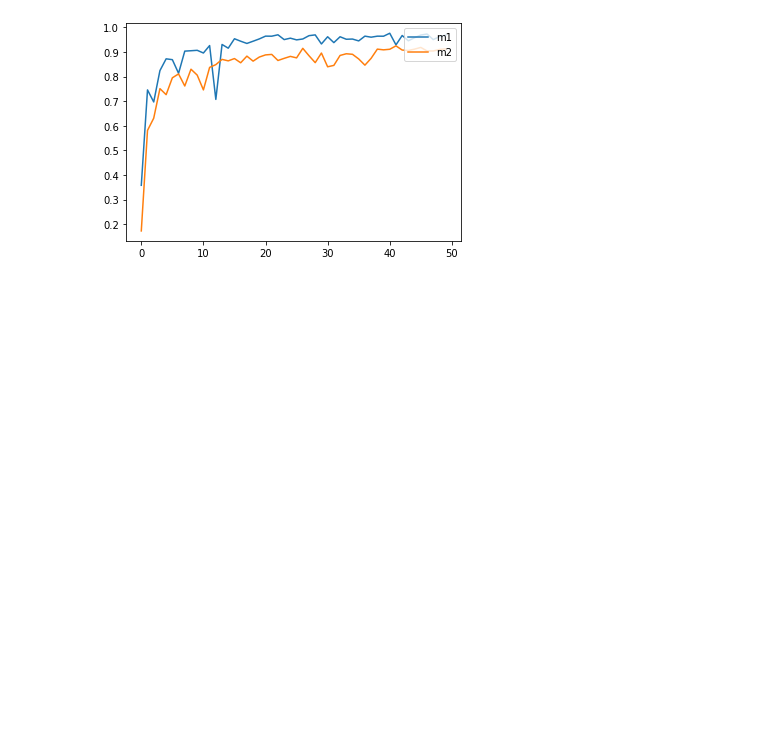
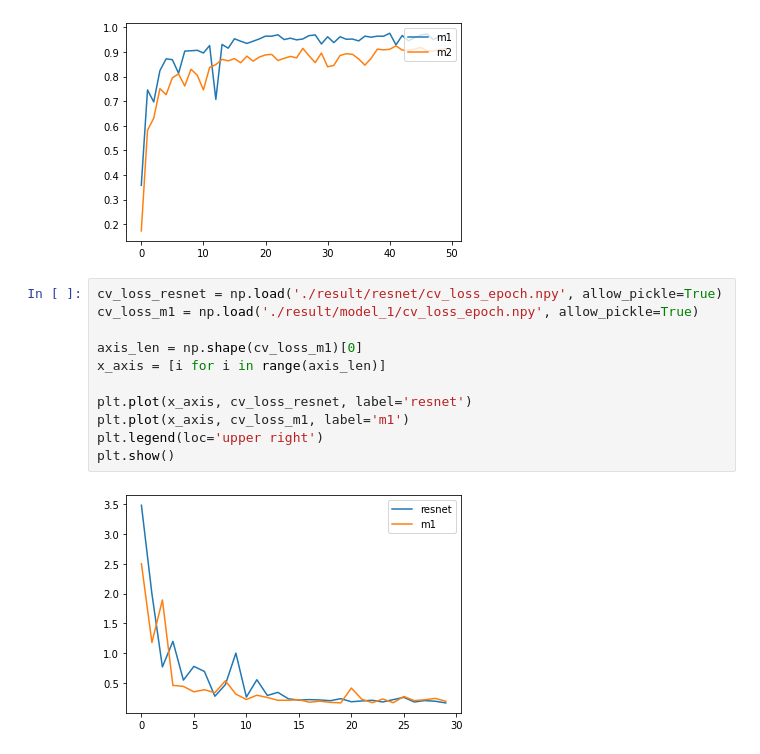
Before and after one commit to Dorika0203/proj_2022AI, a Jupyter notebook: runner.ipynb, the cells around one changed output. Cells and saved outputs as stored; diff of their text form; blank space fills up the shorter version.

```diff
--- a/runner.ipynb
+++ b/runner.ipynb
@@ -53,3 +53,16 @@ plt.show()
 [figure]
 [figure]
 [figure]
+# %%
+cv_loss_resnet = np.load('./result/resnet/cv_loss_epoch.npy', allow_pickle=True)
+cv_loss_m1 = np.load('./result/model_1/cv_loss_epoch.npy', allow_pickle=True)
+
+axis_len = np.shape(cv_loss_m1)[0]
+x_axis = [i for i in range(axis_len)]
+
+plt.plot(x_axis, cv_loss_resnet, label='resnet')
+plt.plot(x_axis, cv_loss_m1, label='m1')
+plt.legend(loc='upper right')
+plt.show()
+# %% [output]
+[figure, added]
```
Also changed, not shown: 1 other file.
